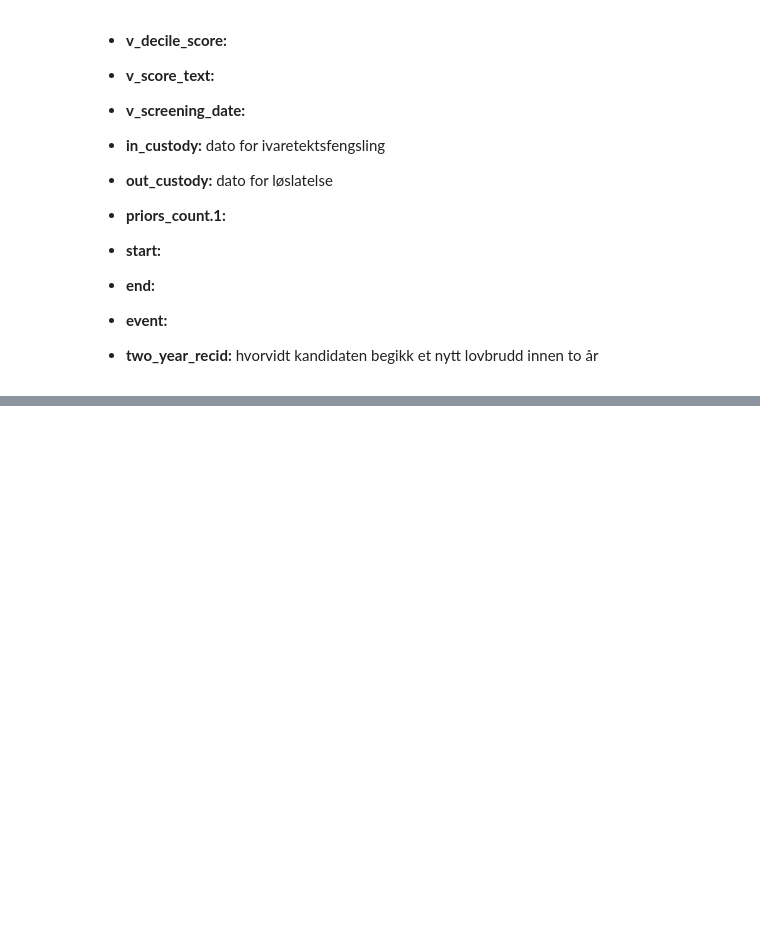
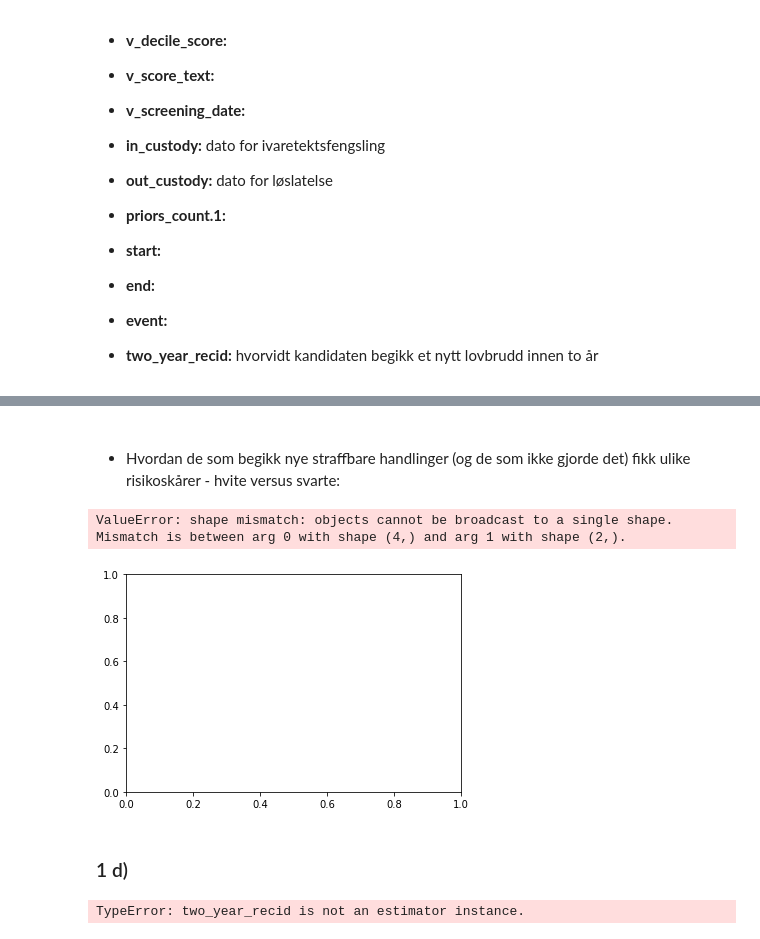
Before and after one commit to jonatanwins/COMPAS_project_HON2200, a Jupyter notebook: COMPAS.ipynb, the cells around one changed output, grey strips where cells are left out. Drawn from its saved outputs; the diff is of its cells as text; code cells hidden in the pictures; blank space fills up the shorter version.

```diff
--- a/COMPAS.ipynb
+++ b/COMPAS.ipynb
@@ -127,0 +199,49 @@ plt.legend(['Faktisk', 'Predikert'])
+# %% [markdown]
+####
+####
+- Hvordan de som begikk nye straffbare handlinger (og de som ikke gjorde det) fikk ulike risikoskårer - hvite versus svarte:
+# %%
+gold_pos_white = gold_pos[gold_pos["race"] == "Caucasian"]
+gold_pos_black = gold_pos[gold_pos["race"] == "African-American"]
+gold_neg_white = gold_neg[gold_neg["race"] == "Caucasian"]
+gold_neg_black = gold_neg[gold_neg["race"] == "African-American"]
+
+true_pos_white = gold_pos_white[gold_pos_white["score_text"] == "High"]
+true_pos_black = gold_pos_black[gold_pos_black["score_text"] == "High"]
+
+false_pos_white = gold_neg_white[gold_neg_white["score_text"] == "High"]
+false_pos_black = gold_neg_black[gold_neg_black["score_text"] == "High"]
+
+true_neg_white = gold_neg_white[gold_neg_white["score_text"] == "Low"] + gold_neg_white[gold_neg_white["score_text"] == "Medium"]
+true_neg_black = gold_neg_black[gold_neg_black["score_text"] == "Low"] + gold_neg_black[gold_neg_black["score_text"] == "Medium"]
+
+false_neg_white = gold_pos_white[gold_pos_white["score_text"] == "Low"] + gold_pos_white[gold_pos_white["score_text"] == "Medium"]
+false_neg_black = gold_pos_black[gold_pos_black["score_text"] == "Low"] + gold_pos_black[gold_pos_black["score_text"] == "Medium"]
+
+col_labs = ["true positive", "false positive", "true negative", "false negative"]
+x_labs = ["White", "Black"]
+x = np.arange(len(col_labs))
+width = 0.4
+
+plt.bar(x-0.40, [true_pos_white.size, true_pos_black.size], width)
+plt.bar(x-0.20, [false_pos_white.size, false_pos_black.size], width)
+plt.bar(x+0.20, [true_neg_white.size, true_neg_black.size], width)
+plt.bar(x+0.40, [false_neg_white.size, false_neg_black.size], width)
+
+plt.xticks(x, x_labs)
+plt.legend(col_labs)
+# %% [output]
+ValueError: shape mismatch: objects cannot be broadcast to a single shape.  Mismatch is between arg 0 with shape (4,) and arg 1 with shape (2,).
+[figure, added]
+# %% [markdown]
+### 1 d)
+# %%
+# plotter "partial dependence"
+features = ["priors_count" '''flere parametre her''']
+
+PartialDependenceDisplay.from_estimator('''klassifikator her''', df_select, features)
+
+plt.gcf().set_size_inches(15, 10)
+plt.show()
+# %% [output]
+TypeError: two_year_recid is not an estimator instance.
```
Also changed, not shown: parts of 9 cells of this notebook.
